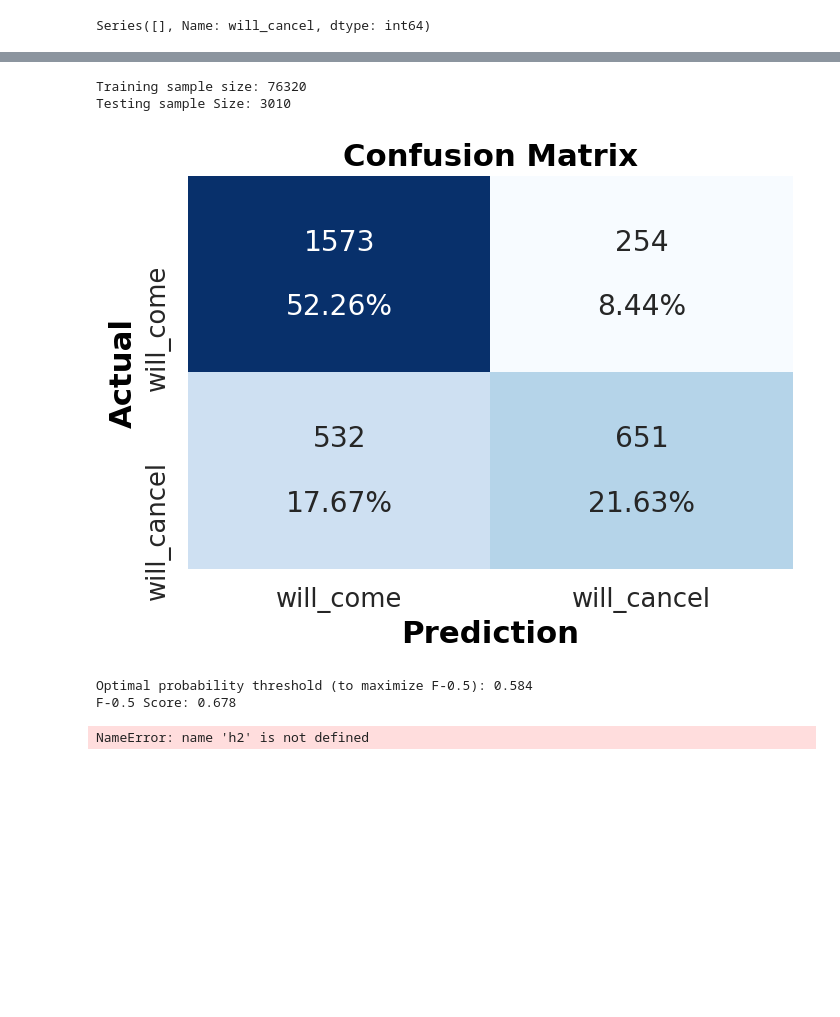
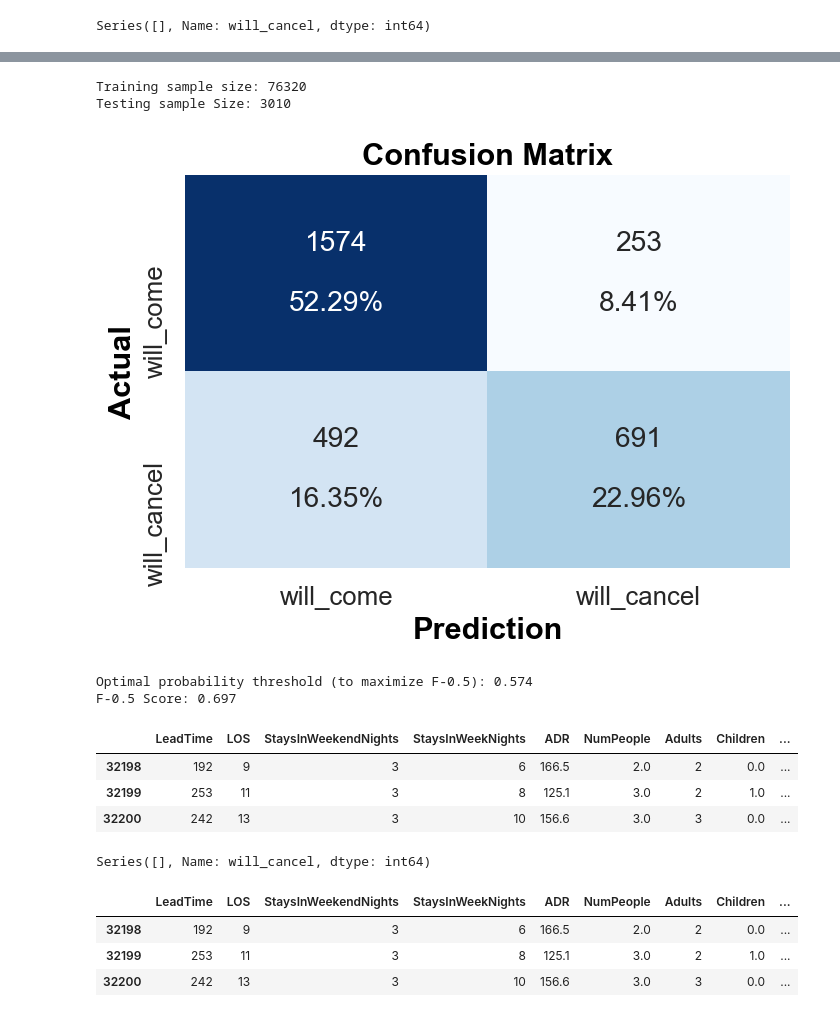
Before and after one commit to edubu2/hotel-revman-system, a Jupyter notebook: code/model_cancellations.ipynb, the cells around one changed output, grey strips where cells are left out. Drawn from its saved outputs; the diff is of its cells as text; code cells hidden in the pictures; blank space fills up the shorter version.

```diff
--- a/code/model_cancellations.ipynb
+++ b/code/model_cancellations.ipynb
@@ -55,12 +49,26 @@ h1_res_preds[mask]
 # %%
-h2_res_preds = model_cancellations(h2_res, "2017-08-01", 2)
+h2_futures = model_cancellations(h2_res, "2017-08-01", 2)
 # %% [output]
 Training sample size: 76320
 Testing sample Size: 3010
-[figure, old version]
+[figure, new version]
-Optimal probability threshold (to maximize F-0.5): 0.584
-F-0.5 Score: 0.678
+Optimal probability threshold (to maximize F-0.5): 0.574
+F-0.5 Score: 0.697
 # %%
-h2
+h2_futures.head(3)
 # %% [output]
-NameError: name 'h2' is not defined
+|  | LeadTime | LOS | StaysInWeekendNights | StaysInWeekNights | ADR | NumPeople | Adults | Children | ... |
+| 32198 | 192 | 9 | 3 | 6 | 166.5 | 2.0 | 2 | 0.0 | ... |
+| 32199 | 253 | 11 | 3 | 8 | 125.1 | 3.0 | 2 | 1.0 | ... |
+| 32200 | 242 | 13 | 3 | 10 | 156.6 | 3.0 | 3 | 0.0 | ... |
+# %%
+h2_futures.will_cancel.value_counts()
+# %% [output]
+Series([], Name: will_cancel, dtype: int64)
+# %%
+h2_futures.head(3)
+# %% [output]
+|  | LeadTime | LOS | StaysInWeekendNights | StaysInWeekNights | ADR | NumPeople | Adults | Children | ... |
+| 32198 | 192 | 9 | 3 | 6 | 166.5 | 2.0 | 2 | 0.0 | ... |
+| 32199 | 253 | 11 | 3 | 8 | 125.1 | 3.0 | 2 | 1.0 | ... |
+| 32200 | 242 | 13 | 3 | 10 | 156.6 | 3.0 | 3 | 0.0 | ... |
```
Also changed, not shown: parts of 6 cells of this notebook, 1 other file.
